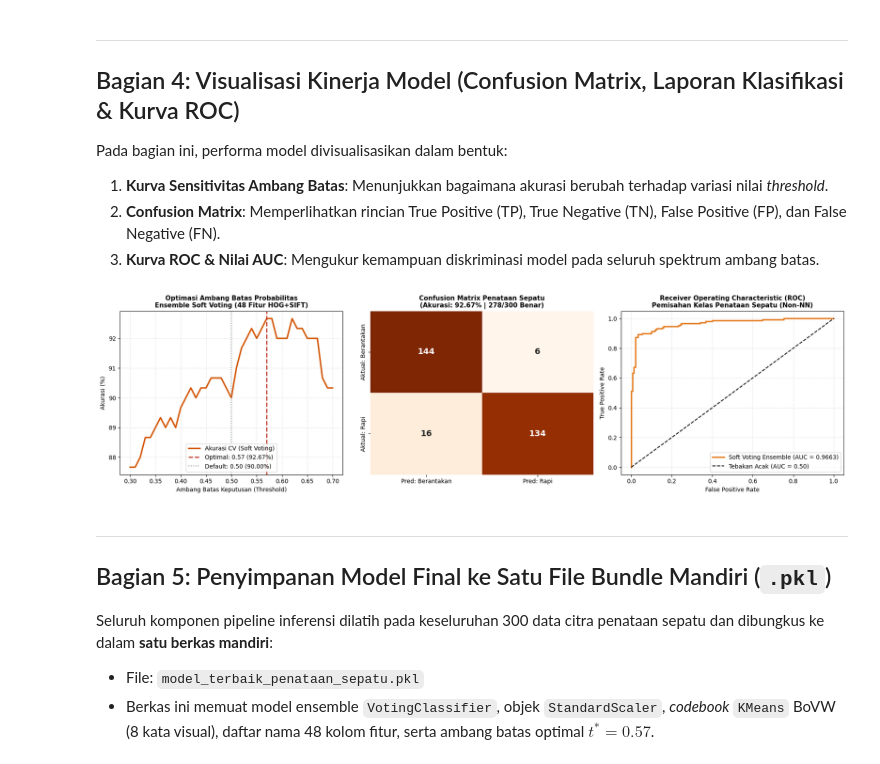
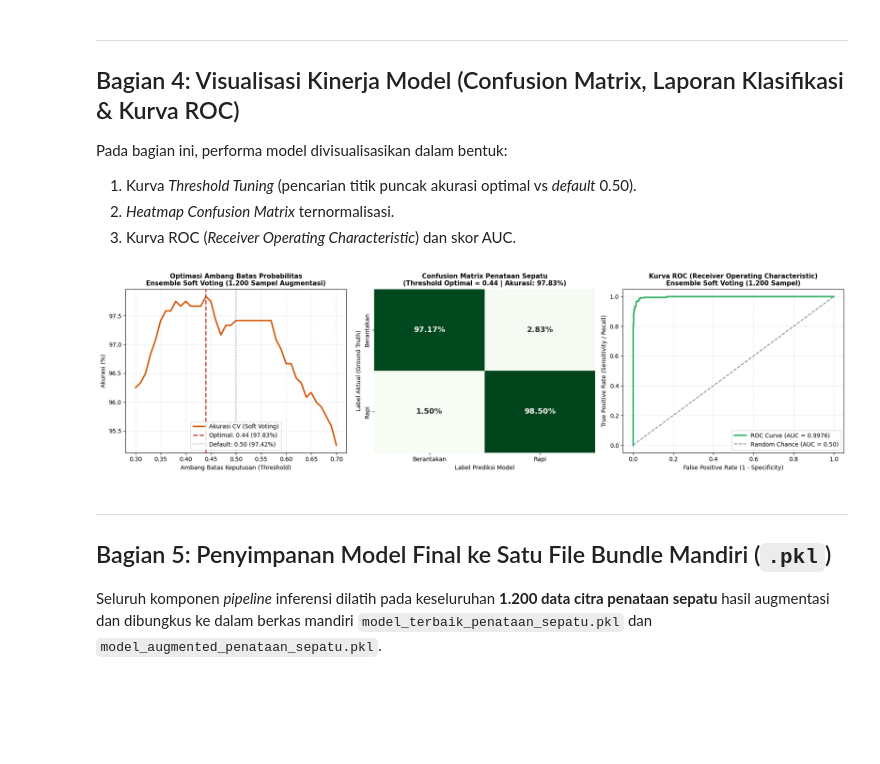
Before and after one commit to itsaalii/image-classification, a Jupyter notebook: klasifikasi.ipynb, the cells around one changed output. Cells and saved outputs as stored; diff of their text form; code cells hidden in the pictures; blank space fills up the shorter version.

```diff
--- a/klasifikasi.ipynb
+++ b/klasifikasi.ipynb
@@ -110,7 +217,7 @@ from sklearn.ensemble import ExtraTreesClassifier, GradientBoostingClassifier, V
 from sklearn.metrics import accuracy_score, f1_score, precision_score, recall_score
 
 # Inisialisasi Model Base
-model_svm = SVC(kernel='rbf', C=10.0, gamma=0.03, probability=True, random_state=42)
+model_svm = SVC(kernel='rbf', C=10.0, gamma='scale', probability=True, random_state=42)
 model_et = ExtraTreesClassifier(n_estimators=150, max_features='log2', random_state=42)
 model_gb = GradientBoostingClassifier(n_estimators=120, learning_rate=0.08, max_depth=4, subsample=0.75, random_state=42)
 
@@ -128,9 +235,9 @@ ensemble_clf = VotingClassifier(
 skf10 = StratifiedKFold(n_splits=10, shuffle=True, random_state=42)
 
 fold_logs = []
-print("=" * 80)
-print("EKSEKUSI 10-FOLD CROSS-VALIDATION (90% LATIH : 10% VALIDASI PER FOLD)")
-print("=" * 80)
+print("=" * 85)
+print("EKSEKUSI 10-FOLD CROSS-VALIDATION PADA DATASET AUGMENTASI (1.200 SAMPEL)")
+print("=" * 85)
 
 for fold, (train_idx, val_idx) in enumerate(skf10.split(X_scaled, y), 1):
     X_train, X_val = X_scaled[train_idx], X_scaled[val_idx]
@@ -156,7 +263,8 @@ for fold, (train_idx, val_idx) in enumerate(skf10.split(X_scaled, y), 1):
     print(f"[Fold {fold:2d}] Train: {len(train_idx)} | Val: {len(val_idx)} -> Akurasi: {acc*100:6.2f}% | F1: {f1*100:6.2f}% | Prec: {prec*100:6.2f}% | Rec: {rec*100:6.2f}%")
 
 df_cv = pd.DataFrame(fold_logs)
-print("=" * 80)
+print("=" * 85)
 print(f"RATA-RATA AKURASI VALIDASI 10-FOLD (THRESHOLD DEFAULT 0.50): {df_cv['Akurasi'].mean():.4f} ({df_cv['Akurasi'].mean()*100:.2f}%)")
-print("=" * 80)
+print(f"RATA-RATA F1-SCORE                                         : {df_cv['F1-Score'].mean():.4f} ({df_cv['F1-Score'].mean()*100:.2f}%)")
+print("=" * 85)
 # %% [output]
@@ -242,57 +347,57 @@ weighted avg     0.9286    0.9267    0.9266       300
 ## Bagian 4: Visualisasi Kinerja Model (Confusion Matrix, Laporan Klasifikasi & Kurva ROC)
 
 Pada bagian ini, performa model divisualisasikan dalam bentuk:
-1. **Kurva Sensitivitas Ambang Batas**: Menunjukkan bagaimana akurasi berubah terhadap variasi nilai *threshold*.
-2. **Confusion Matrix**: Memperlihatkan rincian True Positive (TP), True Negative (TN), False Positive (FP), dan False Negative (FN).
-3. **Kurva ROC & Nilai AUC**: Mengukur kemampuan diskriminasi model pada seluruh spektrum ambang batas.
+1. Kurva *Threshold Tuning* (pencarian titik puncak akurasi optimal vs *default* 0.50).
+2. *Heatmap Confusion Matrix* ternormalisasi.
+3. Kurva ROC (*Receiver Operating Characteristic*) dan skor AUC.
 # %%
 # =================================================================
 # 4. Visualisasi Kinerja Model Ensemble Terbaik (Threshold, CM, ROC)
 # =================================================================
 import matplotlib.pyplot as plt
 import seaborn as sns
 from sklearn.metrics import roc_curve
 
 fig, axes = plt.subplots(1, 3, figsize=(18, 5))
 
 # Plot 1: Optimasi Ambang Batas
 axes[0].plot(thresholds, [a * 100 for a in acc_list], color='#d35400', lw=2.5, label='Akurasi CV (Soft Voting)')
 axes[0].axvline(best_th, color='#c0392b', linestyle='--', lw=2, label=f'Optimal: {best_th:.2f} ({best_acc*100:.2f}%)')
 axes[0].axvline(0.50, color='#7f8c8d', linestyle=':', lw=1.5, label=f'Default: 0.50 ({accuracy_score(y, (y_proba_oof>=0.5).astype(int))*100:.2f}%)')
-axes[0].set_title('Optimasi Ambang Batas Probabilitas\nEnsemble Soft Voting (48 Fitur HOG+SIFT)', fontsize=11, fontweight='bold')
+axes[0].set_title('Optimasi Ambang Batas Probabilitas\nEnsemble Soft Voting (1.200 Sampel Augmentasi)', fontsize=11, fontweight='bold')
 axes[0].set_xlabel('Ambang Batas Keputusan (Threshold)')
 axes[0].set_ylabel('Akurasi (%)')
+axes[0].legend(loc='lower center')
 axes[0].grid(True, linestyle=':', alpha=0.6)
-axes[0].legend(loc='lower center')
 
-# Plot 2: Confusion Matrix
-sns.heatmap(cm_opt, annot=True, fmt='d', cmap='Oranges', cbar=False, ax=axes[1],
-            annot_kws={'size': 14, 'fontweight': 'bold'},
-            xticklabels=['Pred: Berantakan', 'Pred: Rapi'],
-            yticklabels=['Aktual: Berantakan', 'Aktual: Rapi'])
-axes[1].set_title(f'Confusion Matrix Penataan Sepatu\n(Akurasi: {best_acc*100:.2f}% | {np.sum(y_pred_opt == y)}/300 Benar)', fontsize=11, fontweight='bold')
+# Plot 2: Heatmap Confusion Matrix
+cm_norm = cm_opt.astype('float') / cm_opt.sum(axis=1)[:, np.newaxis]
+sns.heatmap(cm_norm, annot=True, fmt='.2%', cmap='Greens', ax=axes[1], cbar=False,
+            xticklabels=['Berantakan', 'Rapi'], yticklabels=['Berantakan', 'Rapi'],
+            annot_kws={'size': 13, 'weight': 'bold'})
+axes[1].set_title(f'Confusion Matrix Penataan Sepatu\n(Threshold Optimal = {best_th:.2f} | Akurasi: {best_acc*100:.2f}%)', fontsize=11, fontweight='bold')
+axes[1].set_ylabel('Label Aktual (Ground Truth)')
+axes[1].set_xlabel('Label Prediksi Model')
 
 # Plot 3: Kurva ROC
 fpr, tpr, _ = roc_curve(y, y_proba_oof)
-axes[2].plot(fpr, tpr, color='#e67e22', lw=2.5, label=f'Soft Voting Ensemble (AUC = {roc_auc:.4f})')
-axes[2].plot([0, 1], [0, 1], 'k--', lw=1.5, label='Tebakan Acak (AUC = 0.50)')
-axes[2].set_title('Receiver Operating Characteristic (ROC)\nPemisahan Kelas Penataan Sepatu (Non-NN)', fontsize=11, fontweight='bold')
-axes[2].set_xlabel('False Positive Rate')
-axes[2].set_ylabel('True Positive Rate')
+axes[2].plot(fpr, tpr, color='#27ae60', lw=2.5, label=f'ROC Curve (AUC = {roc_auc:.4f})')
+axes[2].plot([0, 1], [0, 1], color='#7f8c8d', linestyle='--', lw=1.5, label='Random Chance (AUC = 0.50)')
+axes[2].set_title('Kurva ROC (Receiver Operating Characteristic)\nEnsemble Soft Voting (1.200 Sampel)', fontsize=11, fontweight='bold')
+axes[2].set_xlabel('False Positive Rate (1 - Specificity)')
+axes[2].set_ylabel('True Positive Rate (Sensitivity / Recall)')
+axes[2].legend(loc='lower right')
 axes[2].grid(True, linestyle=':', alpha=0.6)
-axes[2].legend(loc='lower right')
 
 plt.tight_layout()
-plt.savefig('evaluasi_model_terbaik.png', dpi=300, bbox_inches='tight')
+plt.savefig('evaluasi_model_augmentasi.png', dpi=300, bbox_inches='tight')
 plt.show()
 # %% [output]
-[figure, old version]
+[figure, new version]
 # %% [markdown]
 ---
 ## Bagian 5: Penyimpanan Model Final ke Satu File Bundle Mandiri (`.pkl`)
 
-Seluruh komponen pipeline inferensi dilatih pada keseluruhan 300 data citra penataan sepatu dan dibungkus ke dalam **satu berkas mandiri**:
-* File: `model_terbaik_penataan_sepatu.pkl`
-* Berkas ini memuat model ensemble `VotingClassifier`, objek `StandardScaler`, *codebook* `KMeans` BoVW (8 kata visual), daftar nama 48 kolom fitur, serta ambang batas optimal $t^* = 0.57$.
+Seluruh komponen *pipeline* inferensi dilatih pada keseluruhan **1.200 data citra penataan sepatu** hasil augmentasi dan dibungkus ke dalam berkas mandiri `model_terbaik_penataan_sepatu.pkl` dan `model_augmented_penataan_sepatu.pkl`.
 # %%
 # =================================================================
```
Also changed, not shown: parts of 22 cells of this notebook, 51 other files.
